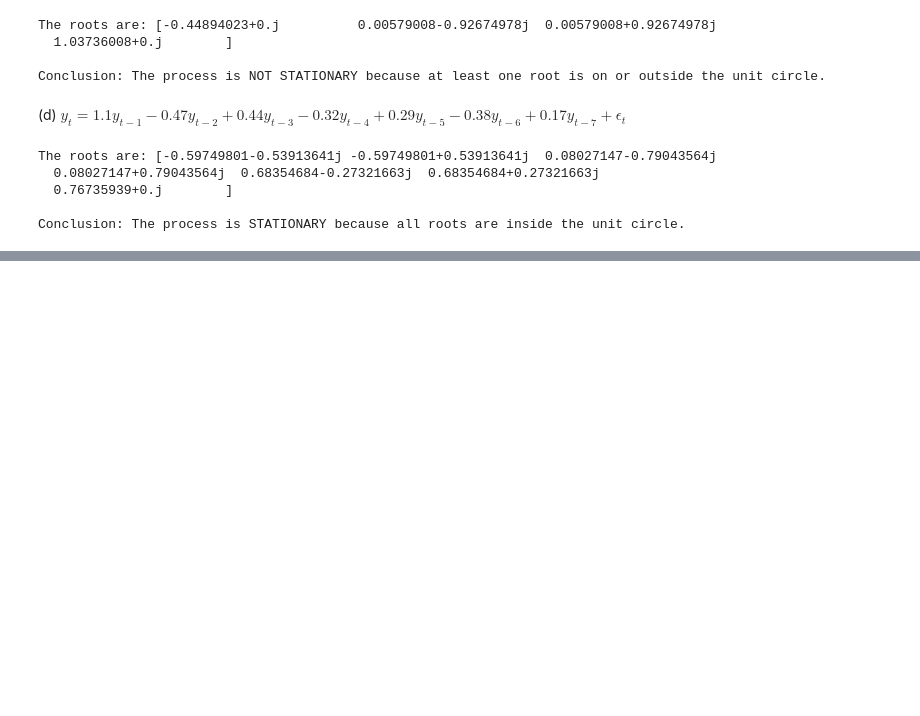
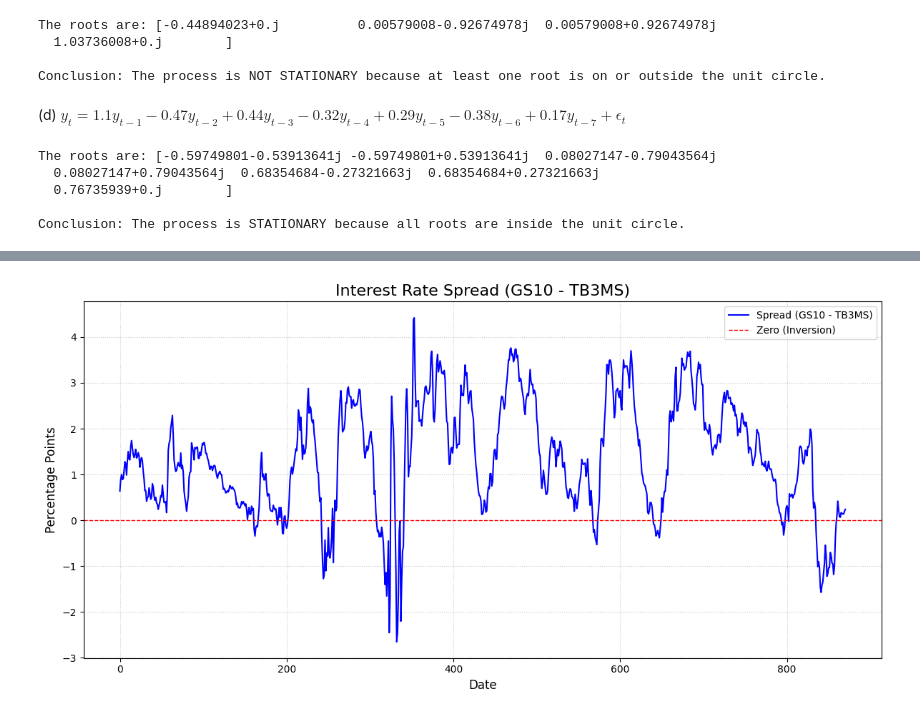
Before and after one commit to liamti5/waseda-time-series-analysis, a Jupyter notebook: notebooks/PS1_liamtessendorf.ipynb, the cells around one changed output, grey strips where cells are left out. Cells and saved outputs as stored; diff of their text form; code cells hidden in the pictures; blank space fills up the shorter version.

```diff
--- a/notebooks/PS1_liamtessendorf.ipynb
+++ b/notebooks/PS1_liamtessendorf.ipynb
@@ -137,0 +143,3 @@ Conclusion: The process is STATIONARY because all roots are inside the unit circ
+# %%
+df_gs10 = pd.read_csv(config.EXTERNAL_DATA_DIR / "GS10.csv", parse_dates=["observation_date"]).sort_values("observation_date")
+df_tb3ms = pd.read_csv(config.EXTERNAL_DATA_DIR / "TB3MS.csv", parse_dates=["observation_date"]).sort_values("observation_date")
@@ -137,0 +172,3 @@ Conclusion: The process is STATIONARY because all roots are inside the unit circ
+# %%
+df = pd.merge(df_gs10, df_tb3ms, on="observation_date", how="inner")
+df.head()
@@ -137,0 +201,3 @@ Conclusion: The process is STATIONARY because all roots are inside the unit circ
+# %%
+df["spread"] = df["GS10"] - df["TB3MS"]
+df.head()
@@ -137,0 +211,16 @@ Conclusion: The process is STATIONARY because all roots are inside the unit circ
+# %%
+plt.figure(figsize=(12, 6))
+plt.plot(df.index, df['spread'], label='Spread (GS10 - TB3MS)', color='blue', linewidth=1.5)
+
+plt.axhline(0, color='red', linestyle='--', linewidth=1.0, label='Zero (Inversion)')
+
+plt.title('Interest Rate Spread (GS10 - TB3MS)', fontsize=16)
+plt.xlabel('Date', fontsize=12)
+plt.ylabel('Percentage Points', fontsize=12)
+plt.legend()
+plt.grid(True, linestyle=':', alpha=0.7)
+
+plt.tight_layout()
+plt.show()
+# %% [output]
+[figure, added]
```
Also changed, not shown: parts of 10 cells of this notebook.
